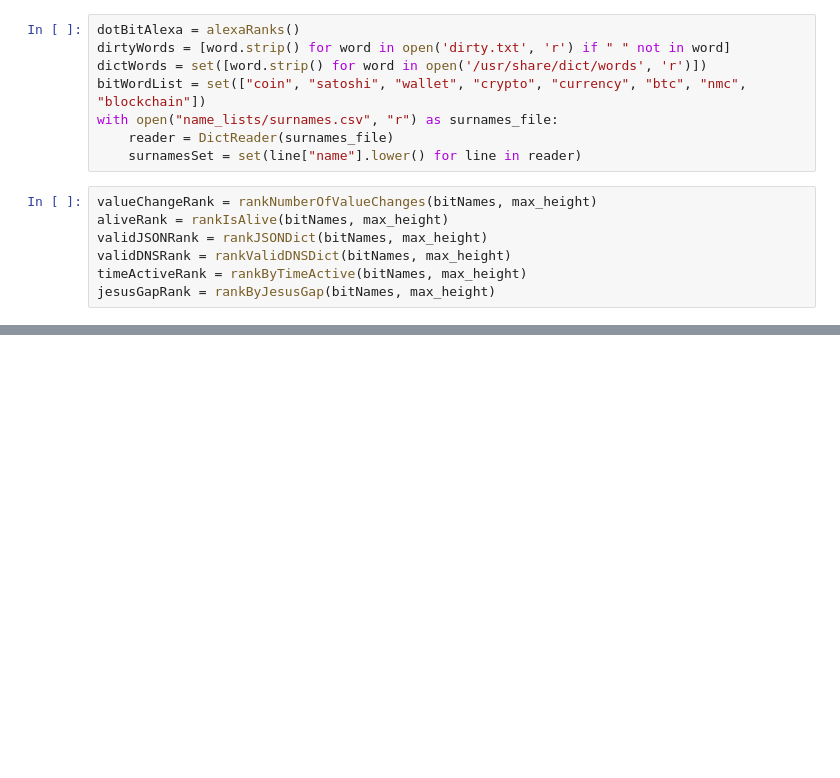
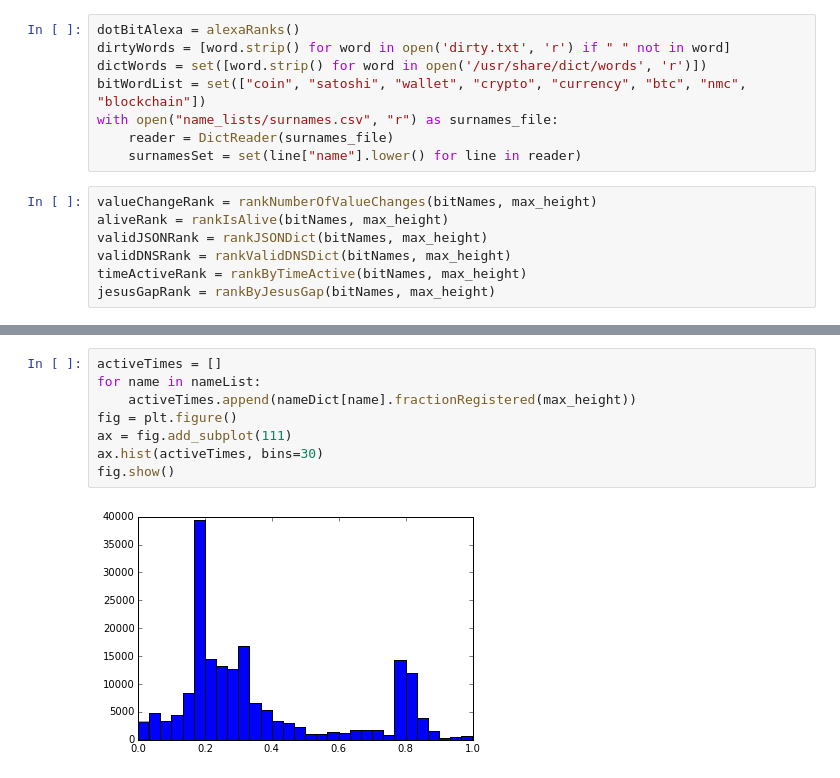
Before and after one commit to citp/namecoin-analysis, a Jupyter notebook: Regression/Untitled1.ipynb, the cells around one changed output, grey strips where cells are left out. Drawn from its saved outputs; the diff is of its cells as text; blank space fills up the shorter version.

```diff
--- a/Regression/Untitled1.ipynb
+++ b/Regression/Untitled1.ipynb
@@ -107,0 +209,10 @@ print(score)
+# %%
+activeTimes = []
+for name in nameList:
+    activeTimes.append(nameDict[name].fractionRegistered(max_height))
+fig = plt.figure()
+ax = fig.add_subplot(111)
+ax.hist(activeTimes, bins=30)
+fig.show()
+# %% [output]
+[figure, added]
```
Also changed, not shown: parts of 21 cells of this notebook.
